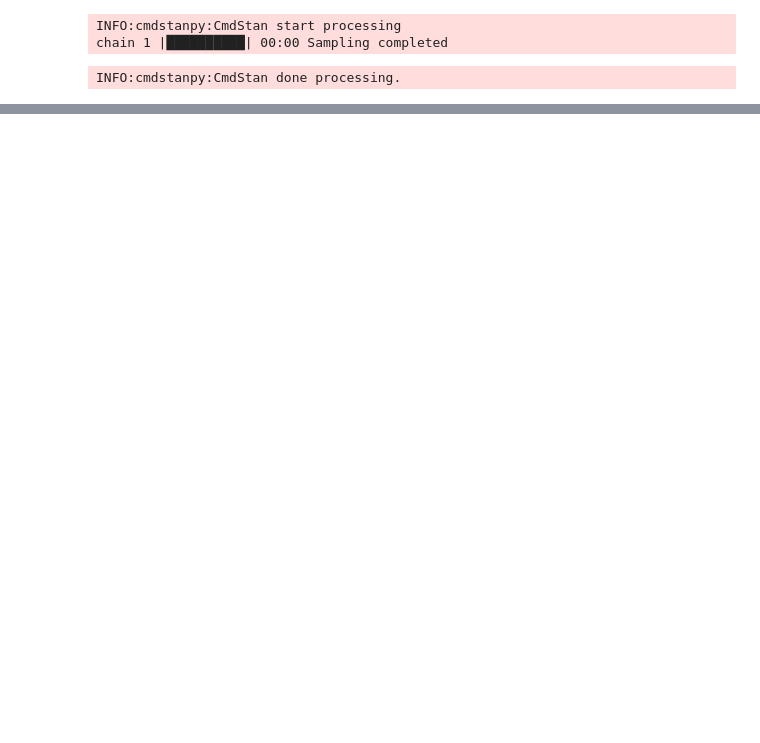
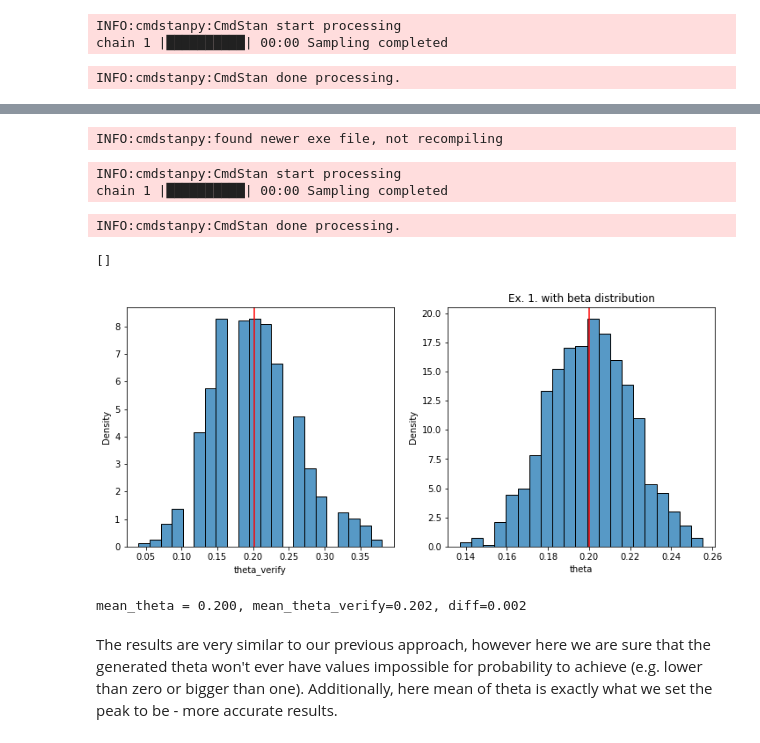
Before and after one commit to Motyleczek/data_analytics_git, a Jupyter notebook: Lab3/lab3_stan_more.ipynb, the cells around one changed output, grey strips where cells are left out. Drawn from its saved outputs; the diff is of its cells as text; code cells hidden in the pictures; blank space fills up the shorter version.

```diff
--- a/Lab3/lab3_stan_more.ipynb
+++ b/Lab3/lab3_stan_more.ipynb
@@ -100,0 +105,42 @@ array([<AxesSubplot:xlabel='theta_verify', ylabel='Density'>,
+# %%
+gen_quant_beta = CmdStanModel(stan_file='code_1_beta.stan')
+# %% [output]
+INFO:cmdstanpy:found newer exe file, not recompiling
+# %%
+samples_beta = gen_quant_beta.sample(data={"N":50,
+                                 "fi":0.02,
+                                 "mu":0.2},
+                           fixed_param=True,
+                            iter_sampling=1000,
+                            iter_warmup=0,
+                            chains = 1)
+# %% [output]
+INFO:cmdstanpy:CmdStan start processing
+chain 1 |██████████| 00:00 Sampling completed
+INFO:cmdstanpy:CmdStan done processing.
+# %%
+# necessary transformations and additional column
+samples_df = samples_beta.draws_pd()
+samples_df["theta_verify"] = 1 - (50 - samples_df["y"])/50
+
+# drawing similar graphs as to code_1.stan
+mean_theta = samples_df["theta"].mean()
+mean_theta_verify = samples_df["theta_verify"].mean()
+
+fig, axs = plt.subplots(1,2, figsize=(12,5))
+sns.histplot(data=samples_df, x="theta_verify", stat="density", ax=axs[0])
+axs[0].axvline(mean_theta_verify, ymin=0, ymax=12, color="r")
+
+sns.histplot(data=samples_df, x="theta", stat="density", ax=axs[1])
+axs[1].axvline(mean_theta, ymin=0, ymax=23, color="r")
+plt.title("Ex. 1. with beta distribution")
+plt.plot()
+# %% [output]
+[]
+[figure, added]
+# %%
+print(f"mean_theta = {mean_theta:.3f}, mean_theta_verify={mean_theta_verify:.3f}, diff={np.abs(mean_theta - mean_theta_verify):.3f}")
+# %% [output]
+mean_theta = 0.200, mean_theta_verify=0.202, diff=0.002
+# %% [markdown]
+The results are very similar to our previous approach, however here we are sure that the generated theta won't ever have values impossible for probability to achieve (e.g. lower than zero or bigger than one). Additionally, here mean of theta is exactly what we set the peak to be - more accurate results.
```
Also changed, not shown: parts of 16 cells of this notebook, 6 other files.
